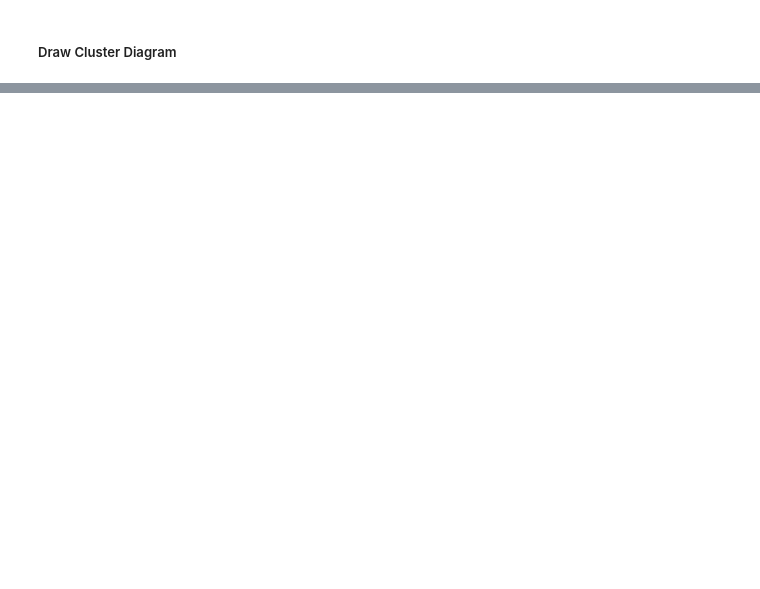
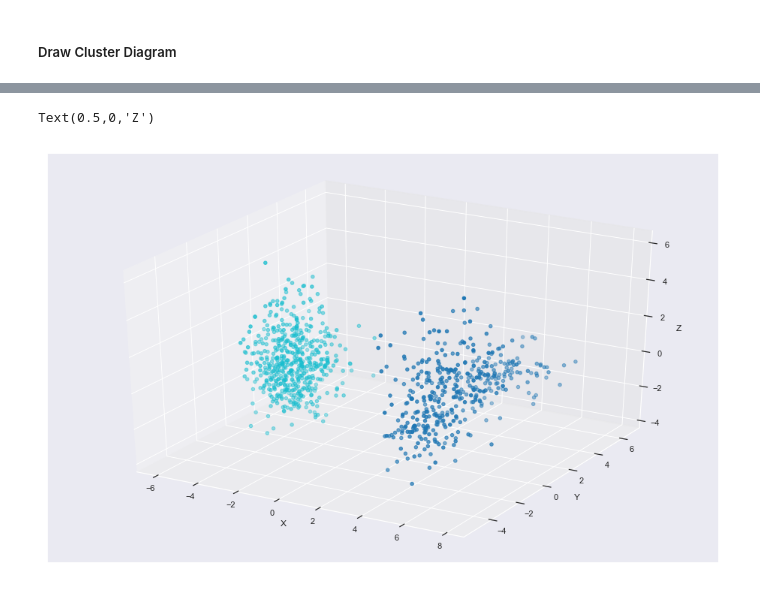
Before and after one commit to kadriansyah/notebook, a Jupyter notebook: alodokter-doc2vec-article/articles-train.ipynb, the cells around one changed output, grey strips where cells are left out. Saved outputs shown, nothing was run; the diff lists cells and outputs as text; code cells hidden in the pictures; blank space fills up the shorter version.

```diff
--- a/alodokter-doc2vec-article/articles-train.ipynb
+++ b/alodokter-doc2vec-article/articles-train.ipynb
@@ -245,0 +441,19 @@ for i in range(0,n_clusters):
+# %%
+Y = kmeans.predict(X)
+pca_result = PCA(n_components=3).fit_transform(X)
+
+ax = plt.figure(figsize=(16,10)).gca(projection='3d')
+ax.scatter(
+    xs=pca_result[:,0],
+    ys=pca_result[:,1],
+    zs=pca_result[:,2],
+    c=Y,
+    s=20,
+    cmap='tab10'
+)
+ax.set_xlabel('X')
+ax.set_ylabel('Y')
+ax.set_zlabel('Z')
+# %% [output]
+Text(0.5,0,'Z')
+[figure, added]
```
Also changed, not shown: parts of 15 cells of this notebook.
